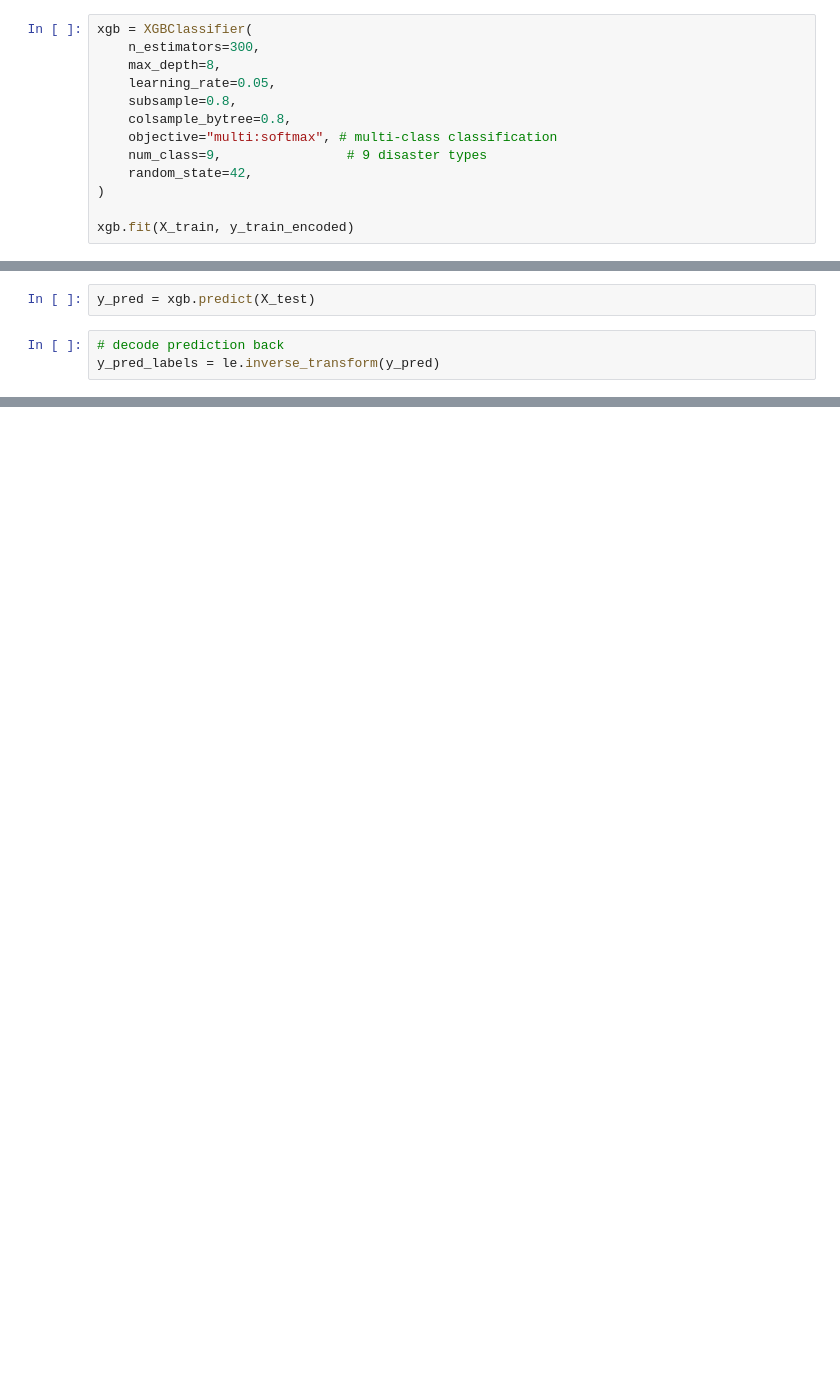
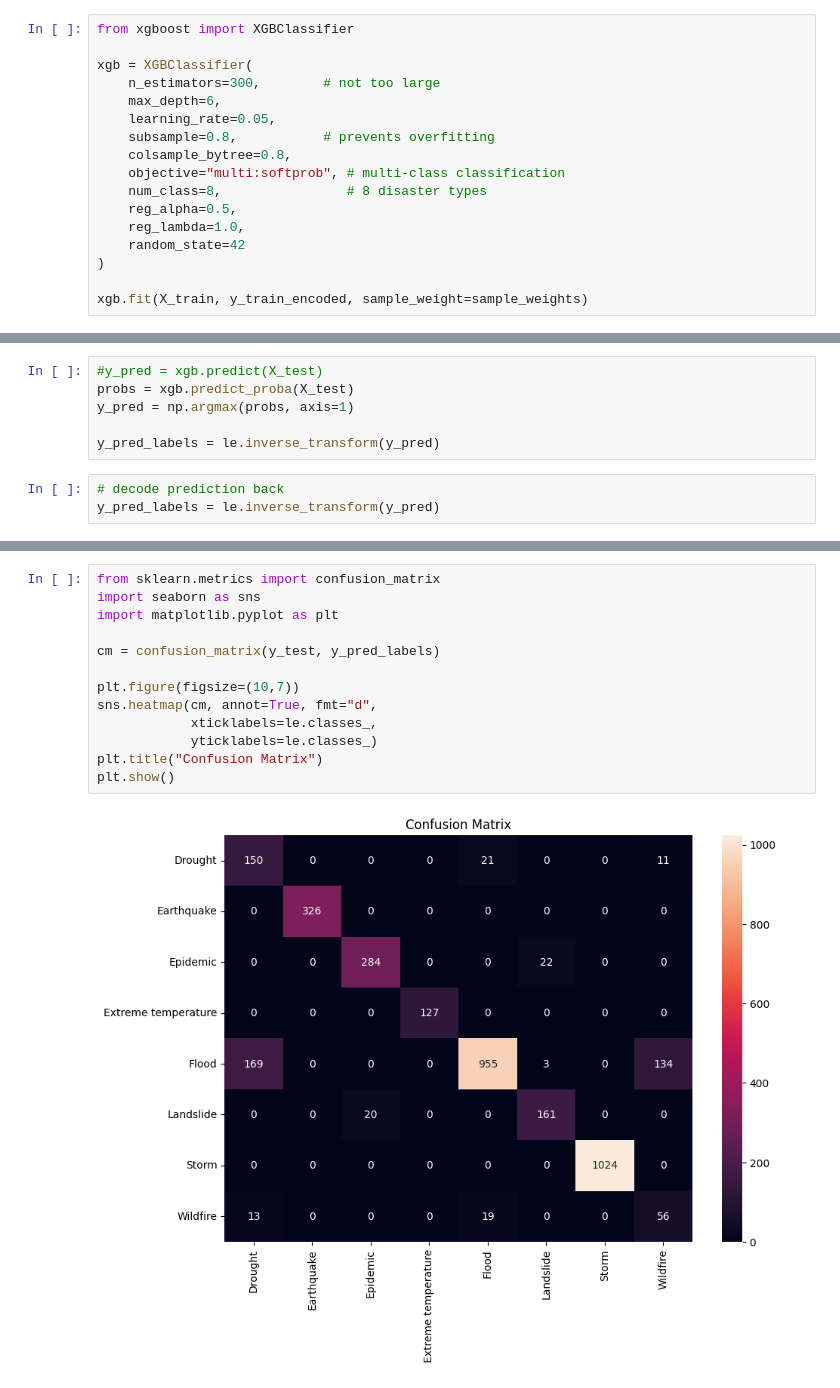
Before and after one commit to chaw-ai-tech/disaster-type-prediction, a Jupyter notebook: notebooks/03_data_modeling_evaluation.ipynb, the cells around one changed output, grey strips where cells are left out. Saved outputs shown, nothing was run; the diff lists cells and outputs as text; blank space fills up the shorter version.

```diff
--- a/notebooks/03_data_modeling_evaluation.ipynb
+++ b/notebooks/03_data_modeling_evaluation.ipynb
@@ -162,16 +172,20 @@ y_test_encoded = le.transform(y_test)
 # %%
+from xgboost import XGBClassifier
+
 xgb = XGBClassifier(
-    n_estimators=300,
-    max_depth=8,
+    n_estimators=300,        # not too large
+    max_depth=6,
     learning_rate=0.05,
-    subsample=0.8,
+    subsample=0.8,           # prevents overfitting
     colsample_bytree=0.8,
-    objective="multi:softmax", # multi-class classification
-    num_class=9,                # 9 disaster types
-    random_state=42,
+    objective="multi:softprob", # multi-class classification
+    num_class=8,                # 8 disaster types
+    reg_alpha=0.5,
+    reg_lambda=1.0,
+    random_state=42
 )
 
-xgb.fit(X_train, y_train_encoded)
+xgb.fit(X_train, y_train_encoded, sample_weight=sample_weights)
 # %% [output]
 XGBClassifier(base_score=None, booster=None, callbacks=None,
               colsample_bylevel=None, colsample_bynode=None,
@@ -187,5 +201,9 @@ XGBClassifier(base_score=None, booster=None, callbacks=None,
 # %%
-y_pred = xgb.predict(X_test)
+#y_pred = xgb.predict(X_test)
+probs = xgb.predict_proba(X_test)
+y_pred = np.argmax(probs, axis=1)
+
+y_pred_labels = le.inverse_transform(y_pred)
 # %%
 # decode prediction back
 y_pred_labels = le.inverse_transform(y_pred)
@@ -229,0 +229,15 @@ plt.show()
+# %%
+from sklearn.metrics import confusion_matrix
+import seaborn as sns
+import matplotlib.pyplot as plt
+
+cm = confusion_matrix(y_test, y_pred_labels)
+
+plt.figure(figsize=(10,7))
+sns.heatmap(cm, annot=True, fmt="d",
+            xticklabels=le.classes_,
+            yticklabels=le.classes_)
+plt.title("Confusion Matrix")
+plt.show()
+# %% [output]
+[figure, added]
```
Also changed, not shown: parts of 22 cells of this notebook, 4 other files.
